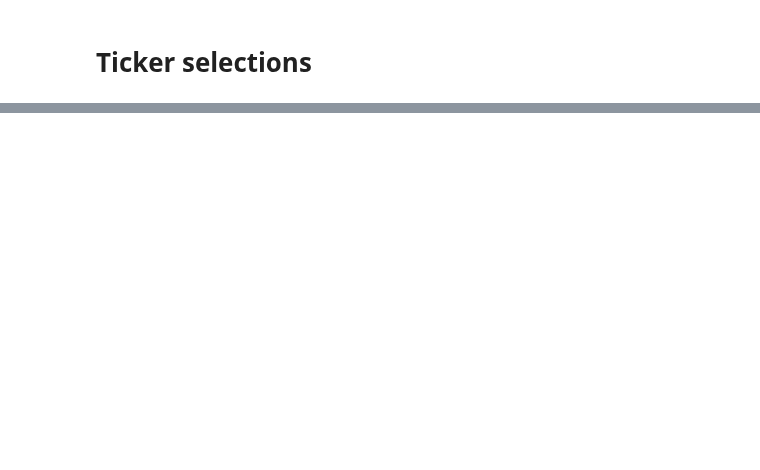
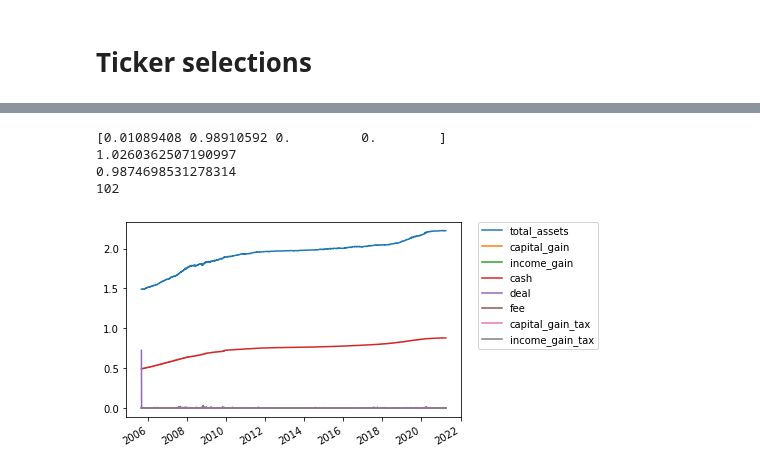
Before and after one commit to sonesuke/mypo, a Jupyter notebook: docs/tutorial/tickers.ipynb, the cells around one changed output, grey strips where cells are left out. Drawn from its saved outputs; the diff is of its cells as text; code cells hidden in the pictures; blank space fills up the shorter version.

```diff
--- a/docs/tutorial/tickers.ipynb
+++ b/docs/tutorial/tickers.ipynb
@@ -72,13 +83,8 @@ df = pd.DataFrame({
 # %%
+top_10_sharp_ratio = evaluates.sort_values("sharp ratio", ascending=False).head(10)
+top_10_r = evaluates.sort_values("r", ascending=False).head(10)
+top_10_q = evaluates.sort_values("q").head(10)
 
-df = pd.DataFrame({
-    "c": [r[0] for r in result],
-    "r": [r[1] for r in result],
-    "q": [r[2] for r in result]
-})
-df['sharp ratio'] = df["r"] / df["q"]
-
-
-print(df.sort_values("sharp ratio", ascending=False).head(10))
-print(df.sort_values("r", ascending=False).head(10))
-print(df.sort_values("q").head(10))
+print(top_10_sharp_ratio)
+print(top_10_r)
+print(top_10_q)
@@ -94,25 +109,33 @@ for t in tickers:
 # %%
 from mypo.optimizer import MinimumVarianceOptimizer
+from mypo.indicator import yearly_total_return, max_drawdown, max_drawdown_span
 from mypo.rebalancer import MonthlyRebalancer
 from mypo import Runner
 
-target = market.filter(['XLY', 'RWR', 'SHY', 'BBH'])
-print(target.get_rate_of_change())
+target = market.filter((list(top_10_sharp_ratio['c'])[0]))
 optimizer = MinimumVarianceOptimizer()
 runner = Runner(
     assets=[0.25, 0.25, 0.25, 0.25],
     rebalancer=MonthlyRebalancer(optimizer=optimizer, do_re_optimize=True),
     cash=0.5
 )
 
 runner.run(
     market=target,
     train_span=200,
     verbose=True
 )
 report = runner.report()
 print(optimizer.get_weights())
 print(yearly_total_return(report))
 print(max_drawdown(report))
 print(max_drawdown_span(report))
-report.plot()
+ax = report.plot()
+plt.legend(bbox_to_anchor=(1.05, 1), loc='upper left', borderaxespad=0)
+plt.show()
+# %% [output]
+[0.01089408 0.98910592 0.         0.        ]
+1.0260362507190997
+0.9874698531278314
+102
+[figure, added]
```
Also changed, not shown: parts of 9 cells of this notebook, 14 other files.
